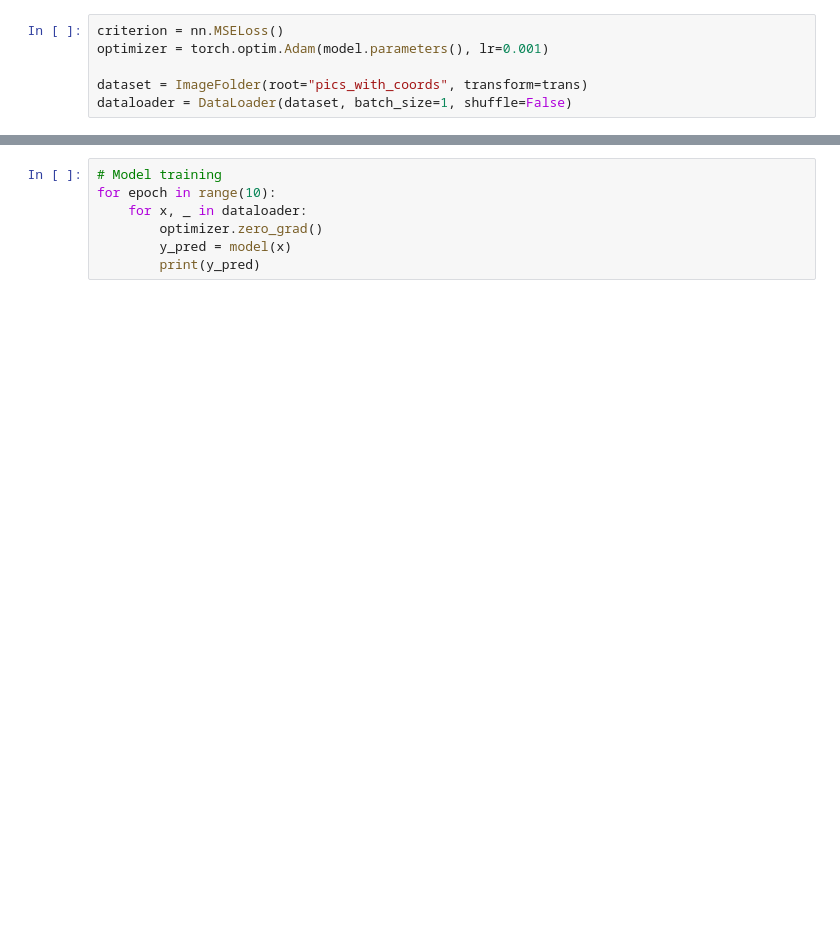
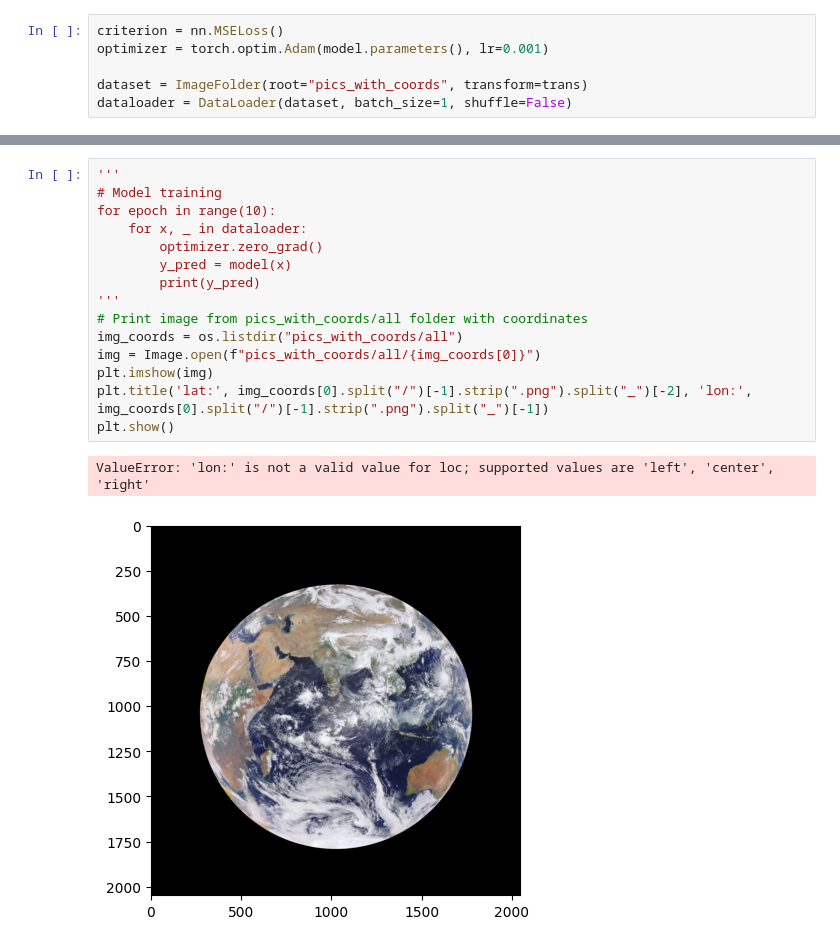
Before and after one commit to kevin-paul97/fantastic-palm-tree, a Jupyter notebook: Project/main.ipynb, the cells around one changed output, grey strips where cells are left out. Drawn from its saved outputs; the diff is of its cells as text; blank space fills up the shorter version.

```diff
--- a/Project/main.ipynb
+++ b/Project/main.ipynb
@@ -206,7 +297,18 @@ plt.plot(acc_list)
 # %%
+'''
 # Model training
 for epoch in range(10):
     for x, _ in dataloader:
         optimizer.zero_grad()
         y_pred = model(x)
         print(y_pred)
+'''
+# Print image from pics_with_coords/all folder with coordinates
+img_coords = os.listdir("pics_with_coords/all")
+img = Image.open(f"pics_with_coords/all/{img_coords[0]}")
+plt.imshow(img)
+plt.title('lat:', img_coords[0].split("/")[-1].strip(".png").split("_")[-2], 'lon:', img_coords[0].split("/")[-1].strip(".png").split("_")[-1])
+plt.show()
+# %% [output]
+ValueError: 'lon:' is not a valid value for loc; supported values are 'left', 'center', 'right'
+[figure, added]
```
Also changed, not shown: parts of 8 cells of this notebook.
